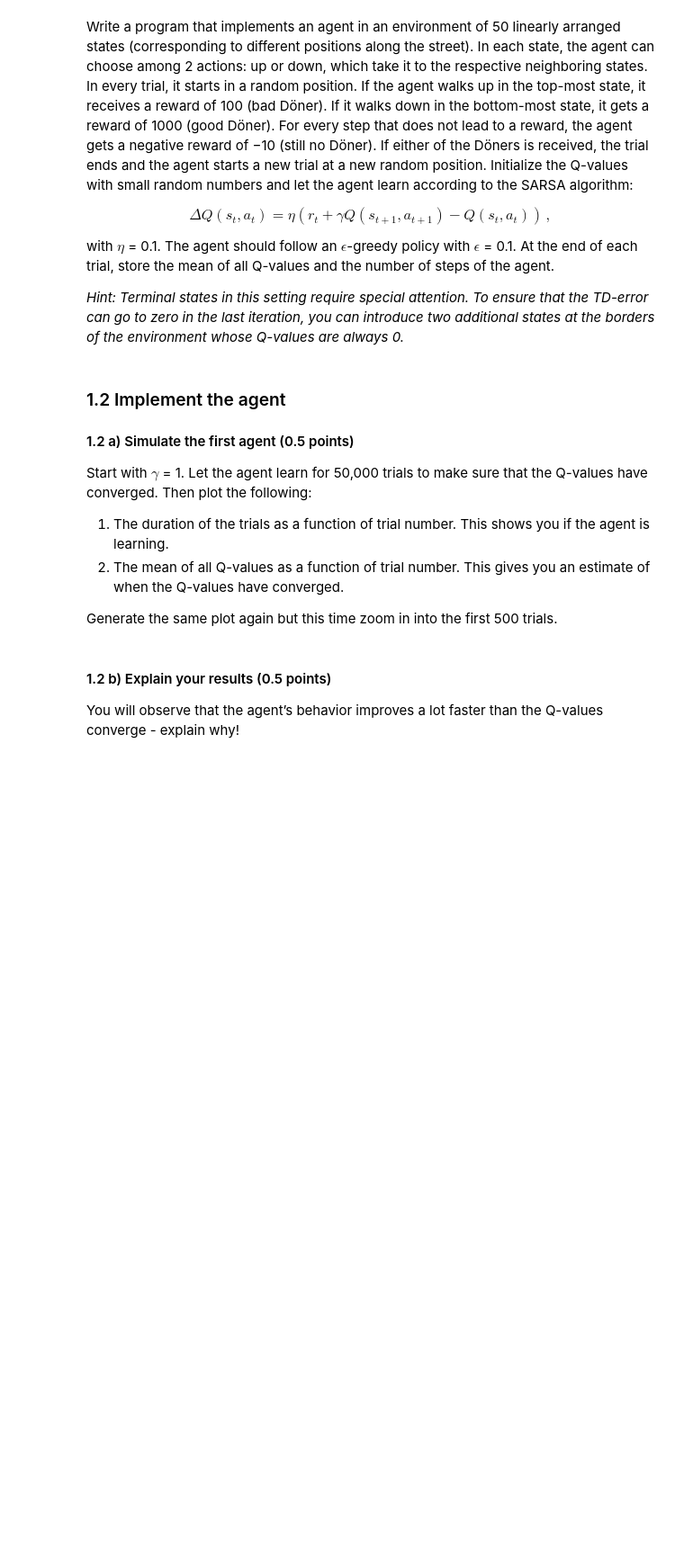
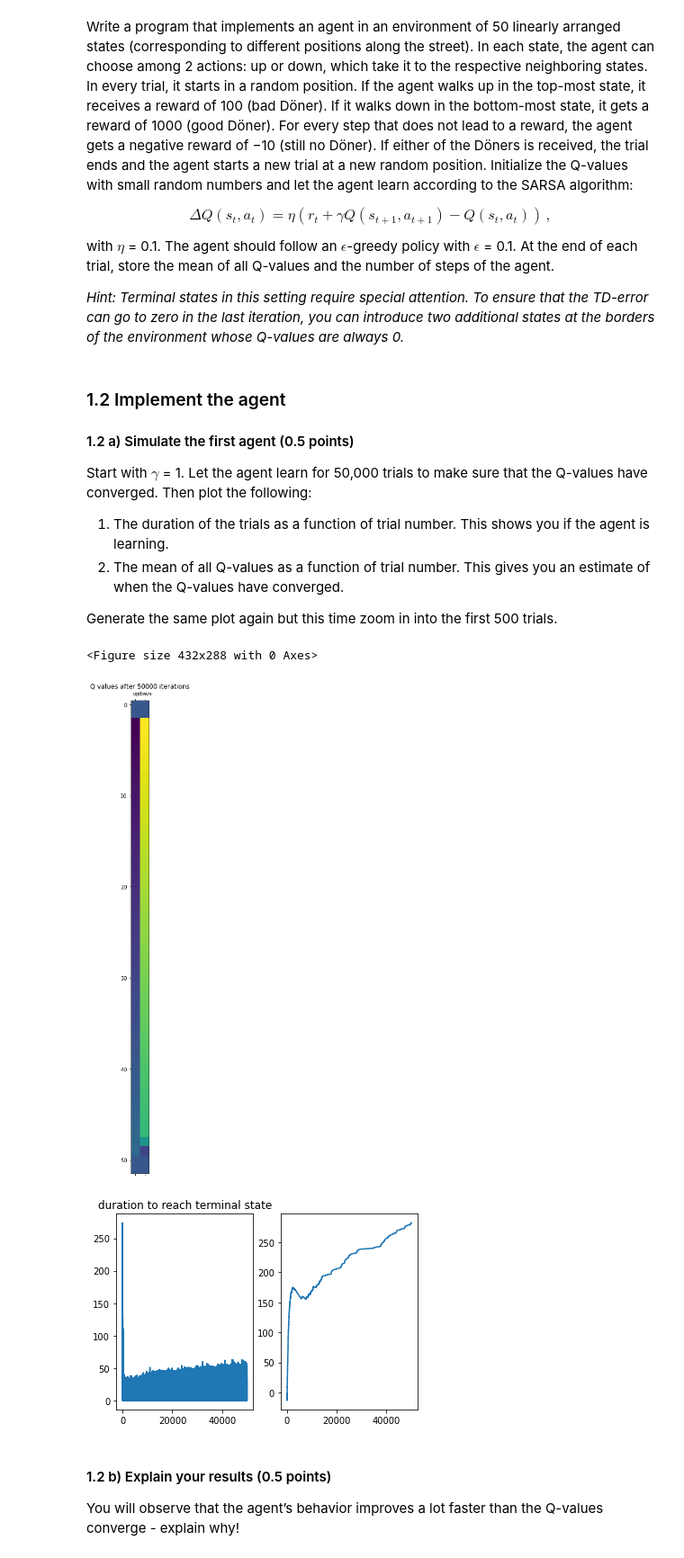
Before and after one commit to Erfan7bt/MHBF, a Jupyter notebook: 8-rl-part-II/rl-part-II.ipynb, the cells around one changed output. Shown at 90% size. Cells and saved outputs as stored; diff of their text form; code cells hidden in the pictures; blank space fills up the shorter version.

```diff
--- a/8-rl-part-II/rl-part-II.ipynb
+++ b/8-rl-part-II/rl-part-II.ipynb
@@ -103,3 +142,48 @@ raise NotImplementedError()
+# %%
+# YOUR CODE HERE
+Q=np.zeros((52,2))+ np.random.rand(52,2)*0.0001
+Q_history=[]
+t_history=[]
+for i in range(50000):
+    t=0
+    state= np.random.randint(1,51)
+    while state != 1 and state != 50:
+        action= epsilon_greedy_policy(state)
+
+        new_state= state + action
+        Q=update_Q(Q,state, action)
+        state= new_state
+        t+=1
+    Q_history.append(Q.copy())
+    t_history.append(t)
+
+trial=range(50000)
+for i in range(50000):
+    Q_history[i]= np.mean(Q_history[i])
+
+plt.figure()
+plt.matshow(Q)
+plt.xticks([0,1],["up","down"])
+# plt.yticks([1,50],["good doner","bad doner"])
+plt.title("Q values after 50000 iterations")
+
+plt.figure()
+plt.subplot(1,2,1)
+plt.plot(trial,t_history)
+plt.title("duration to reach terminal state")
+
+plt.subplot(1,2,2)
+plt.plot(trial,Q_history)
+plt.show()
+
+
+
+
+# raise NotImplementedError()
+# %% [output]
+<Figure size 432x288 with 0 Axes>
+[figure, added]
+[figure, added]
 # %% [markdown]
 #### 1.2 b) Explain your results (0.5 points)
 
```
Also changed, not shown: parts of 3 cells of this notebook.
